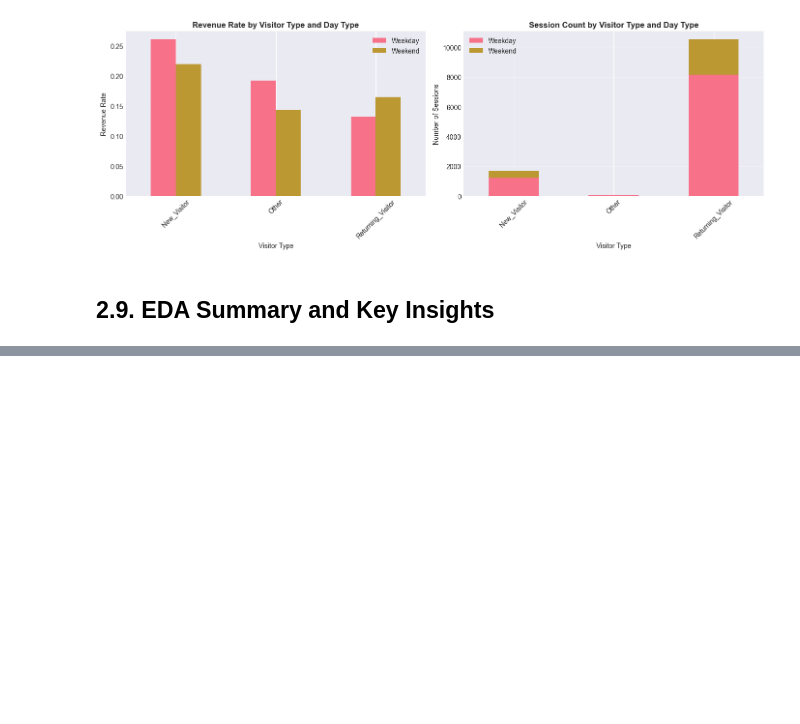
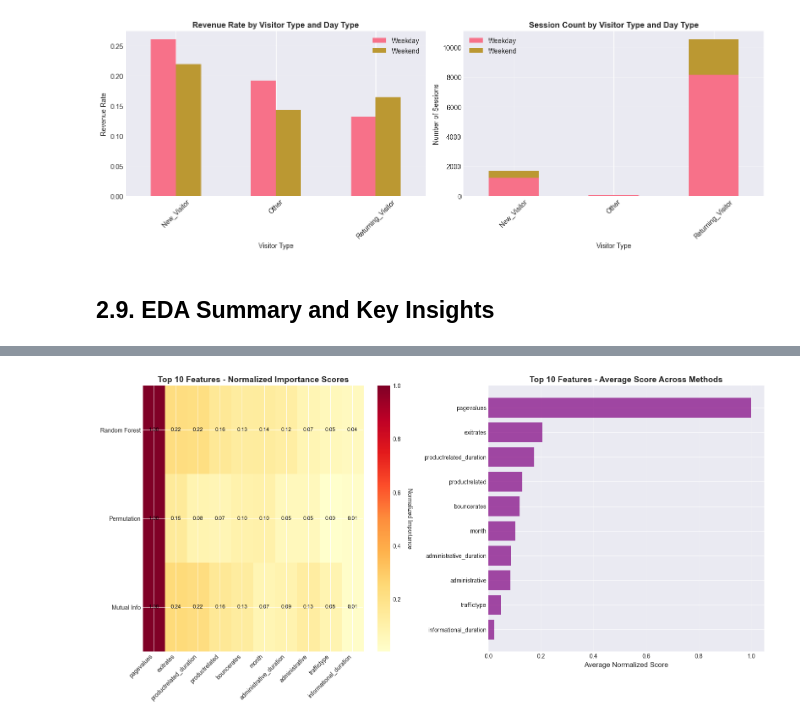
Before and after one commit to dimdimlv/ml_zoomcamp_midterm_project, a Jupyter notebook: notebooks/notebook.ipynb, the cells around one changed output, grey strips where cells are left out. Saved outputs shown, nothing was run; the diff lists cells and outputs as text; code cells hidden in the pictures; blank space fills up the shorter version.

```diff
--- a/notebooks/notebook.ipynb
+++ b/notebooks/notebook.ipynb
@@ -1648,0 +1935,38 @@ Returning_Visitor   8169   2382
+# %%
+# Visualize comparison - top 10 features by consensus
+fig, axes = plt.subplots(1, 2, figsize=(16, 8))
+
+# Plot 1: Heatmap of normalized scores
+top_10_consensus = comparison_sorted.head(10)
+scores_matrix = top_10_consensus[['rf_score', 'perm_score', 'mi_score']].values.T
+
+im = axes[0].imshow(scores_matrix, cmap='YlOrRd', aspect='auto')
+axes[0].set_xticks(range(len(top_10_consensus)))
+axes[0].set_xticklabels(top_10_consensus['feature'], rotation=45, ha='right')
+axes[0].set_yticks([0, 1, 2])
+axes[0].set_yticklabels(['Random Forest', 'Permutation', 'Mutual Info'])
+axes[0].set_title('Top 10 Features - Normalized Importance Scores', fontsize=14, fontweight='bold')
+
+# Add colorbar
+cbar = plt.colorbar(im, ax=axes[0])
+cbar.set_label('Normalized Importance', rotation=270, labelpad=20)
+
+# Add values on heatmap
+for i in range(len(['Random Forest', 'Permutation', 'Mutual Info'])):
+    for j in range(len(top_10_consensus)):
+        text = axes[0].text(j, i, f'{scores_matrix[i, j]:.2f}',
+                           ha="center", va="center", color="black", fontsize=9)
+
+# Plot 2: Average scores
+axes[1].barh(range(len(top_10_consensus)), top_10_consensus['avg_score'], color='purple', alpha=0.7)
+axes[1].set_yticks(range(len(top_10_consensus)))
+axes[1].set_yticklabels(top_10_consensus['feature'])
+axes[1].invert_yaxis()
+axes[1].set_xlabel('Average Normalized Score', fontsize=12)
+axes[1].set_title('Top 10 Features - Average Score Across Methods', fontsize=14, fontweight='bold')
+axes[1].grid(axis='x', alpha=0.3)
+
+plt.tight_layout()
+plt.show()
+# %% [output]
+[figure, added]
```
Also changed, not shown: parts of 17 cells of this notebook.
